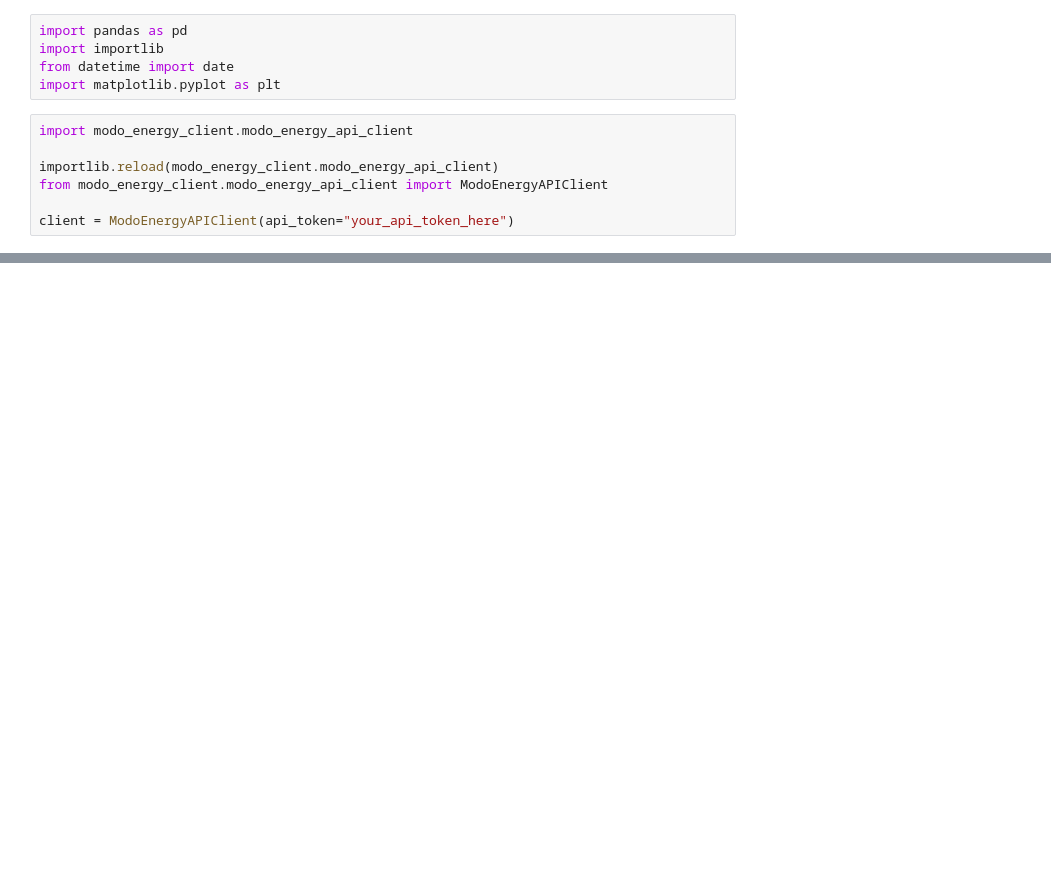
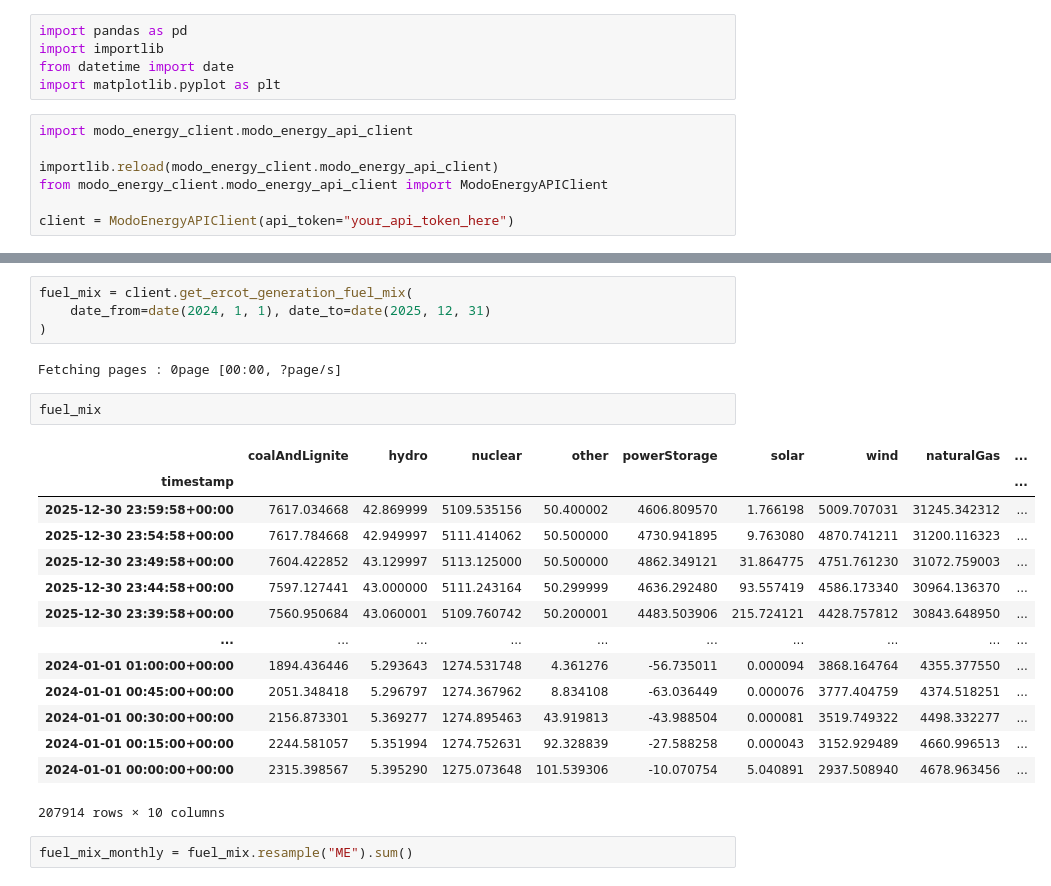
Before and after one commit to andrewkittredge/mode_energy, a Jupyter notebook: ERCOT_BESS.ipynb, the cells around one changed output, grey strips where cells are left out. Saved outputs shown, nothing was run; the diff lists cells and outputs as text; blank space fills up the shorter version.

```diff
--- a/ERCOT_BESS.ipynb
+++ b/ERCOT_BESS.ipynb
@@ -25,0 +33,25 @@ dtype: object
+# %%
+fuel_mix = client.get_ercot_generation_fuel_mix(
+    date_from=date(2024, 1, 1), date_to=date(2025, 12, 31)
+)
+# %% [output]
+Fetching pages : 0page [00:00, ?page/s]
+# %%
+fuel_mix
+# %% [output]
+|  | coalAndLignite | hydro | nuclear | other | powerStorage | solar | wind | naturalGas | ... |
+| timestamp |  |  |  |  |  |  |  |  | ... |
+| 2025-12-30 23:59:58+00:00 | 7617.034668 | 42.869999 | 5109.535156 | 50.400002 | 4606.809570 | 1.766198 | 5009.707031 | 31245.342312 | ... |
+| 2025-12-30 23:54:58+00:00 | 7617.784668 | 42.949997 | 5111.414062 | 50.500000 | 4730.941895 | 9.763080 | 4870.741211 | 31200.116323 | ... |
+| 2025-12-30 23:49:58+00:00 | 7604.422852 | 43.129997 | 5113.125000 | 50.500000 | 4862.349121 | 31.864775 | 4751.761230 | 31072.759003 | ... |
+| 2025-12-30 23:44:58+00:00 | 7597.127441 | 43.000000 | 5111.243164 | 50.299999 | 4636.292480 | 93.557419 | 4586.173340 | 30964.136370 | ... |
+| 2025-12-30 23:39:58+00:00 | 7560.950684 | 43.060001 | 5109.760742 | 50.200001 | 4483.503906 | 215.724121 | 4428.757812 | 30843.648950 | ... |
+| ... | ... | ... | ... | ... | ... | ... | ... | ... | ... |
+| 2024-01-01 01:00:00+00:00 | 1894.436446 | 5.293643 | 1274.531748 | 4.361276 | -56.735011 | 0.000094 | 3868.164764 | 4355.377550 | ... |
+| 2024-01-01 00:45:00+00:00 | 2051.348418 | 5.296797 | 1274.367962 | 8.834108 | -63.036449 | 0.000076 | 3777.404759 | 4374.518251 | ... |
+| 2024-01-01 00:30:00+00:00 | 2156.873301 | 5.369277 | 1274.895463 | 43.919813 | -43.988504 | 0.000081 | 3519.749322 | 4498.332277 | ... |
+| 2024-01-01 00:15:00+00:00 | 2244.581057 | 5.351994 | 1274.752631 | 92.328839 | -27.588258 | 0.000043 | 3152.929489 | 4660.996513 | ... |
+| 2024-01-01 00:00:00+00:00 | 2315.398567 | 5.395290 | 1275.073648 | 101.539306 | -10.070754 | 5.040891 | 2937.508940 | 4678.963456 | ... |
+207914 rows × 10 columns
+# %%
+fuel_mix_monthly = fuel_mix.resample("ME").sum()
```
Also changed, not shown: parts of 7 cells of this notebook, 2 other files.
